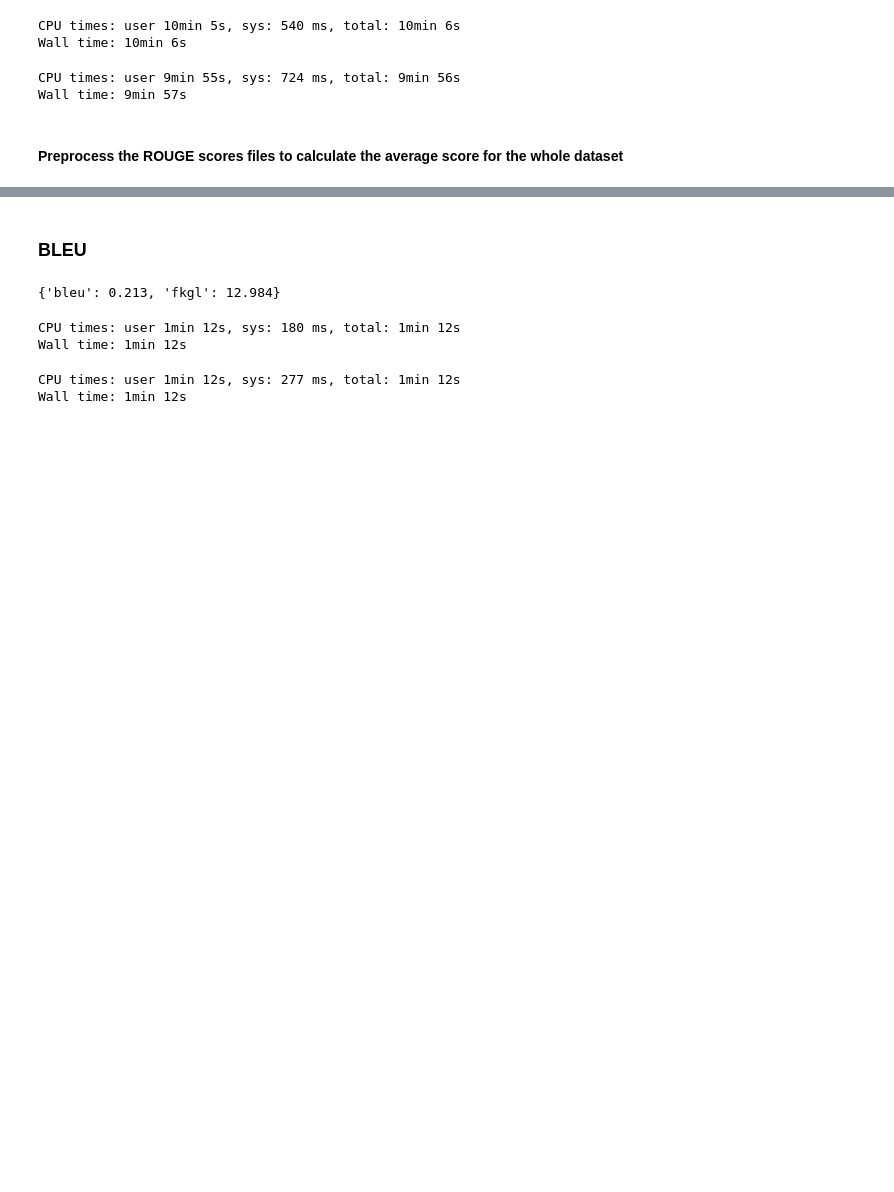
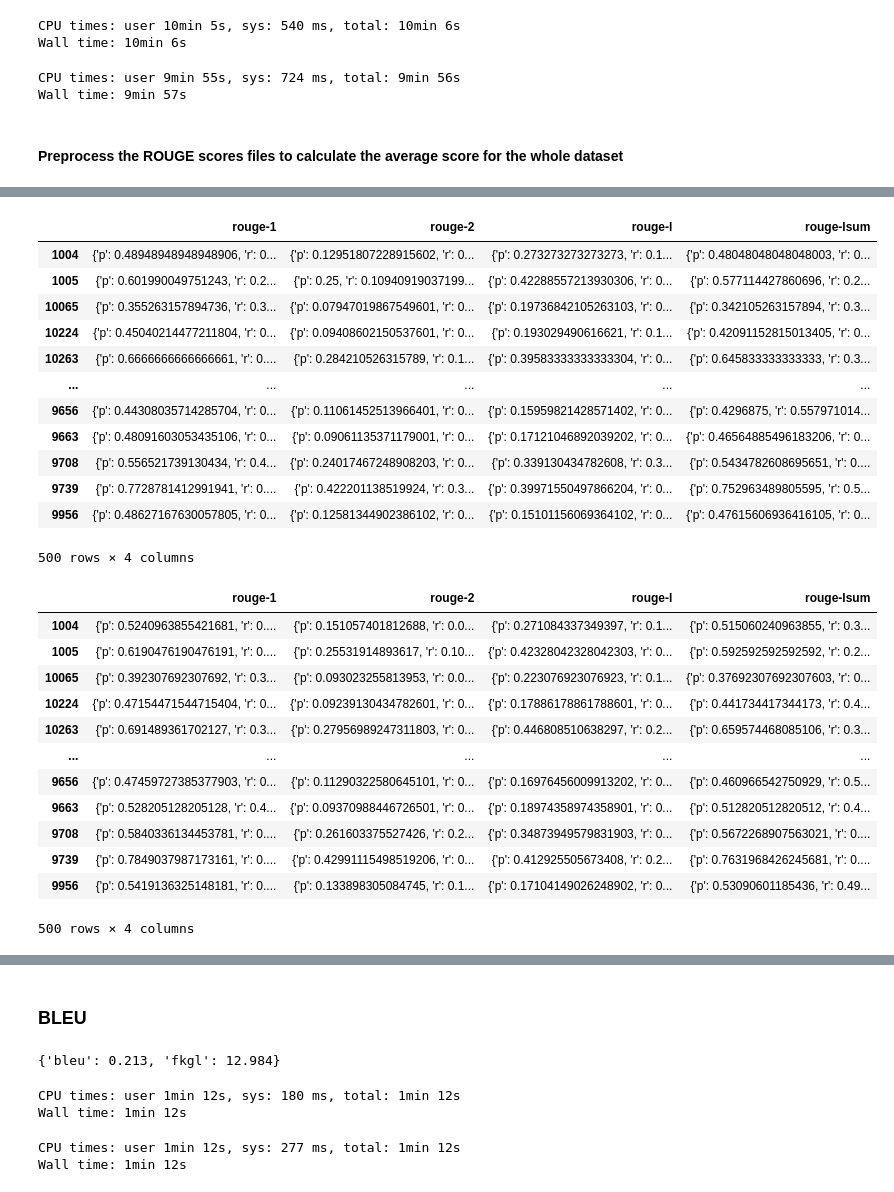
Before and after one commit to peshmerge/REDI-PROJECT, a Jupyter notebook: evaluation.ipynb, the cells around one changed output, grey strips where cells are left out. Cells and saved outputs as stored; diff of their text form; code cells hidden in the pictures; blank space fills up the shorter version.

Commit message:
implemented Google Rouge implementation for the evaluation

```diff
--- a/evaluation.ipynb
+++ b/evaluation.ipynb
@@ -112,0 +215,42 @@ summary_simplify_df.head(10)
+# %%
+%%time
+simplify_summary_df_google = pandas.read_json(
+    'data/simplify_summary_google_rouge_scores',
+    encoding='utf8',
+    orient='index'
+)
+display(simplify_summary_df_google)
+
+summary_simplify_df_google = pandas.read_json(
+    'data/summary_simplify_google_rouge_scores',
+    encoding='utf8',
+    orient='index'
+)
+display(summary_simplify_df_google)
+# %% [output]
+|  | rouge-1 | rouge-2 | rouge-l | rouge-lsum |
+| 1004 | {'p': 0.48948948948948906, 'r': 0... | {'p': 0.12951807228915602, 'r': 0... | {'p': 0.273273273273273, 'r': 0.1... | {'p': 0.48048048048048003, 'r': 0... |
+| 1005 | {'p': 0.601990049751243, 'r': 0.2... | {'p': 0.25, 'r': 0.10940919037199... | {'p': 0.42288557213930306, 'r': 0... | {'p': 0.577114427860696, 'r': 0.2... |
+| 10065 | {'p': 0.355263157894736, 'r': 0.3... | {'p': 0.07947019867549601, 'r': 0... | {'p': 0.19736842105263103, 'r': 0... | {'p': 0.342105263157894, 'r': 0.3... |
+| 10224 | {'p': 0.45040214477211804, 'r': 0... | {'p': 0.09408602150537601, 'r': 0... | {'p': 0.193029490616621, 'r': 0.1... | {'p': 0.42091152815013405, 'r': 0... |
+| 10263 | {'p': 0.6666666666666661, 'r': 0.... | {'p': 0.284210526315789, 'r': 0.1... | {'p': 0.39583333333333304, 'r': 0... | {'p': 0.645833333333333, 'r': 0.3... |
+| ... | ... | ... | ... | ... |
+| 9656 | {'p': 0.44308035714285704, 'r': 0... | {'p': 0.11061452513966401, 'r': 0... | {'p': 0.15959821428571402, 'r': 0... | {'p': 0.4296875, 'r': 0.557971014... |
+| 9663 | {'p': 0.48091603053435106, 'r': 0... | {'p': 0.09061135371179001, 'r': 0... | {'p': 0.17121046892039202, 'r': 0... | {'p': 0.46564885496183206, 'r': 0... |
+| 9708 | {'p': 0.556521739130434, 'r': 0.4... | {'p': 0.24017467248908203, 'r': 0... | {'p': 0.339130434782608, 'r': 0.3... | {'p': 0.5434782608695651, 'r': 0.... |
+| 9739 | {'p': 0.7728781412991941, 'r': 0.... | {'p': 0.422201138519924, 'r': 0.3... | {'p': 0.39971550497866204, 'r': 0... | {'p': 0.752963489805595, 'r': 0.5... |
+| 9956 | {'p': 0.48627167630057805, 'r': 0... | {'p': 0.12581344902386102, 'r': 0... | {'p': 0.15101156069364102, 'r': 0... | {'p': 0.47615606936416105, 'r': 0... |
+500 rows × 4 columns
+|  | rouge-1 | rouge-2 | rouge-l | rouge-lsum |
+| 1004 | {'p': 0.5240963855421681, 'r': 0.... | {'p': 0.151057401812688, 'r': 0.0... | {'p': 0.271084337349397, 'r': 0.1... | {'p': 0.515060240963855, 'r': 0.3... |
+| 1005 | {'p': 0.6190476190476191, 'r': 0.... | {'p': 0.25531914893617, 'r': 0.10... | {'p': 0.42328042328042303, 'r': 0... | {'p': 0.592592592592592, 'r': 0.2... |
+| 10065 | {'p': 0.392307692307692, 'r': 0.3... | {'p': 0.093023255813953, 'r': 0.0... | {'p': 0.223076923076923, 'r': 0.1... | {'p': 0.37692307692307603, 'r': 0... |
+| 10224 | {'p': 0.47154471544715404, 'r': 0... | {'p': 0.09239130434782601, 'r': 0... | {'p': 0.17886178861788601, 'r': 0... | {'p': 0.441734417344173, 'r': 0.4... |
+| 10263 | {'p': 0.691489361702127, 'r': 0.3... | {'p': 0.27956989247311803, 'r': 0... | {'p': 0.446808510638297, 'r': 0.2... | {'p': 0.659574468085106, 'r': 0.3... |
+| ... | ... | ... | ... | ... |
+| 9656 | {'p': 0.47459727385377903, 'r': 0... | {'p': 0.11290322580645101, 'r': 0... | {'p': 0.16976456009913202, 'r': 0... | {'p': 0.460966542750929, 'r': 0.5... |
+| 9663 | {'p': 0.528205128205128, 'r': 0.4... | {'p': 0.09370988446726501, 'r': 0... | {'p': 0.18974358974358901, 'r': 0... | {'p': 0.512820512820512, 'r': 0.4... |
+| 9708 | {'p': 0.5840336134453781, 'r': 0.... | {'p': 0.261603375527426, 'r': 0.2... | {'p': 0.34873949579831903, 'r': 0... | {'p': 0.5672268907563021, 'r': 0.... |
+| 9739 | {'p': 0.7849037987173161, 'r': 0.... | {'p': 0.42991115498519206, 'r': 0... | {'p': 0.412925505673408, 'r': 0.2... | {'p': 0.7631968426245681, 'r': 0.... |
+| 9956 | {'p': 0.5419136325148181, 'r': 0.... | {'p': 0.133898305084745, 'r': 0.1... | {'p': 0.17104149026248902, 'r': 0... | {'p': 0.53090601185436, 'r': 0.49... |
+500 rows × 4 columns
```
Also changed, not shown: parts of 19 cells of this notebook, 2 other files.
